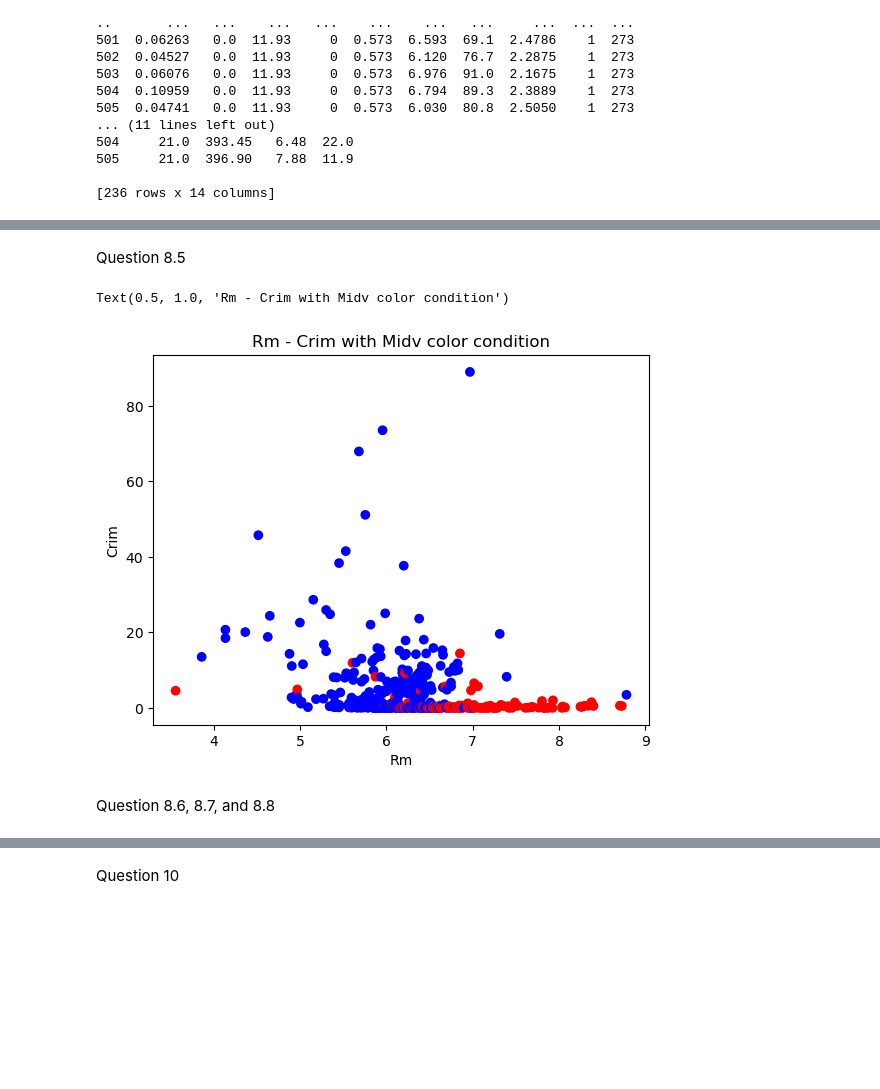
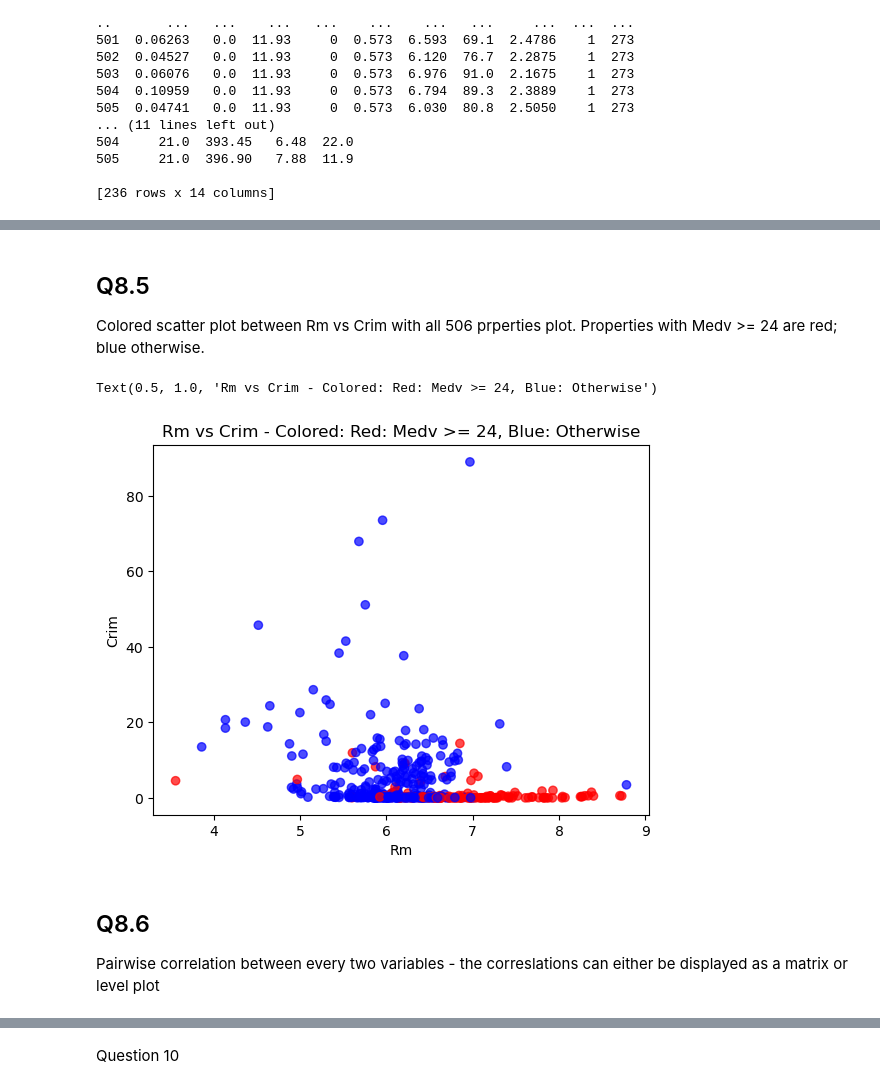
Before and after one commit to BranfordS813/CAP_6619_Coding_Tasks, a Jupyter notebook: Homework/Homework_1/Coding_Questions/Sanford_HW_1_Q8.ipynb, the cells around one changed output, grey strips where cells are left out. Cells and saved outputs as stored; diff of their text form; code cells hidden in the pictures; blank space fills up the shorter version.

```diff
--- a/Homework/Homework_1/Coding_Questions/Sanford_HW_1_Q8.ipynb
+++ b/Homework/Homework_1/Coding_Questions/Sanford_HW_1_Q8.ipynb
@@ -181,19 +168,0 @@ Text(0.5, 1.0, 'Rm - Medv (Filtered)')
-# %%
-# Using unfiltered Rm - Medv
-
-rm_medv = boston[['Rm', 'Medv']]
-rm_medv_sort = rm_medv.sort_values('Rm')
-
-# Extract the sorted values
-y_medv = rm_medv_sort['Medv']
-x_rm = rm_medv_sort['Rm']
-
-# Create color array based on condition
-colors = ['red' if rm >= 7 else 'black' for rm in rm_medv_sort['Rm']]
-
-# Plot with conditional colors
-plt.scatter(x_rm, y_medv, c=colors, marker='o')
-plt.xlabel('Rm')
-plt.ylabel('Medv')
-plt.title('Rm - Medv')
-plt.show()
@@ -202,24 +169,20 @@ plt.show()
 # %% [markdown]
-Question 8.5
+## Q8.5
+
+Colored scatter plot between Rm vs Crim with all 506 prperties plot. Properties with Medv >= 24 are red; blue otherwise.
 # %%
-# Rm - Crim
-rm_crim = boston[['Rm', 'Crim', 'Medv']]
-rm_crim_sort = rm_crim.sort_values('Rm')
-
-# Extract sorted values
-y_crim = rm_crim_sort['Crim'];
-x_rm =  rm_crim_sort['Rm'];
-
-# colors
-colors = ['red' if md >= 24 else 'blue' for md in rm_crim_sort['Medv']]
+# Assign colors - Medv >= 24 are red; blue othewise for Rm vs Crim
+colors = ['red' if medv >= 24 else 'blue' for medv in y_medv]
 
 # Plot with conditions
-plt.scatter(x_rm, y_crim, c = colors, marker = 'o')
+plt.scatter(x_rm, y_crim, c = colors, marker = 'o', alpha=0.7)
 plt.xlabel('Rm')
 plt.ylabel('Crim')
-plt.title('Rm - Crim with Midv color condition')
+plt.title('Rm vs Crim - Colored: Red: Medv >= 24, Blue: Otherwise')
 # %% [output]
-Text(0.5, 1.0, 'Rm - Crim with Midv color condition')
+Text(0.5, 1.0, 'Rm vs Crim - Colored: Red: Medv >= 24, Blue: Otherwise')
-[figure, old version]
+[figure, new version]
 # %% [markdown]
-Question 8.6, 8.7, and 8.8
+## Q8.6
+
+Pairwise correlation between every two variables - the correslations can either be displayed as a matrix or level plot
```
Also changed, not shown: parts of 24 cells of this notebook.
